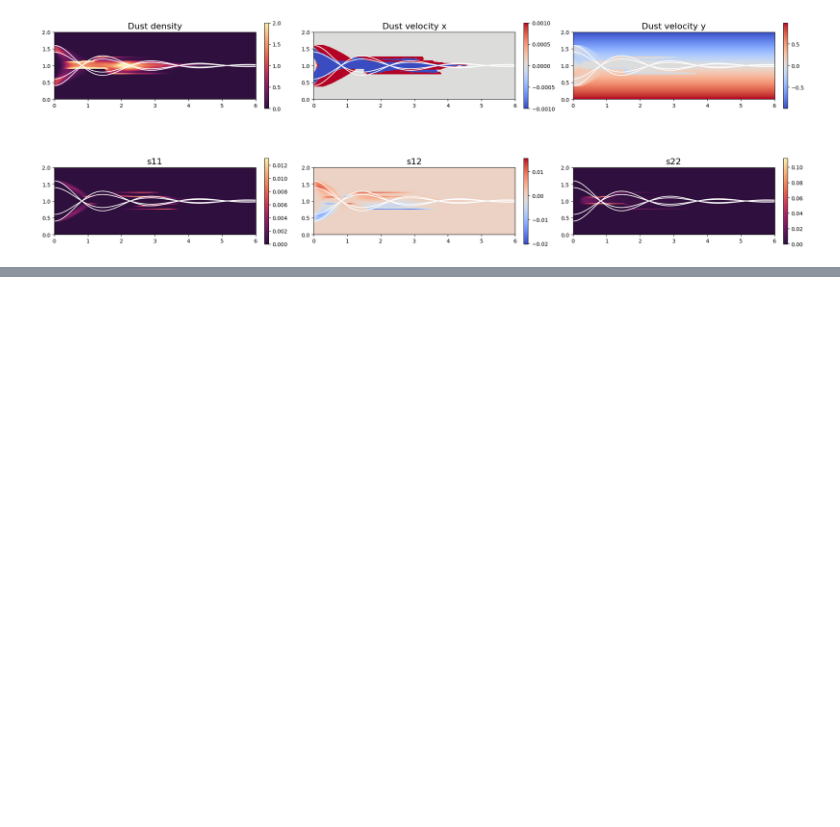
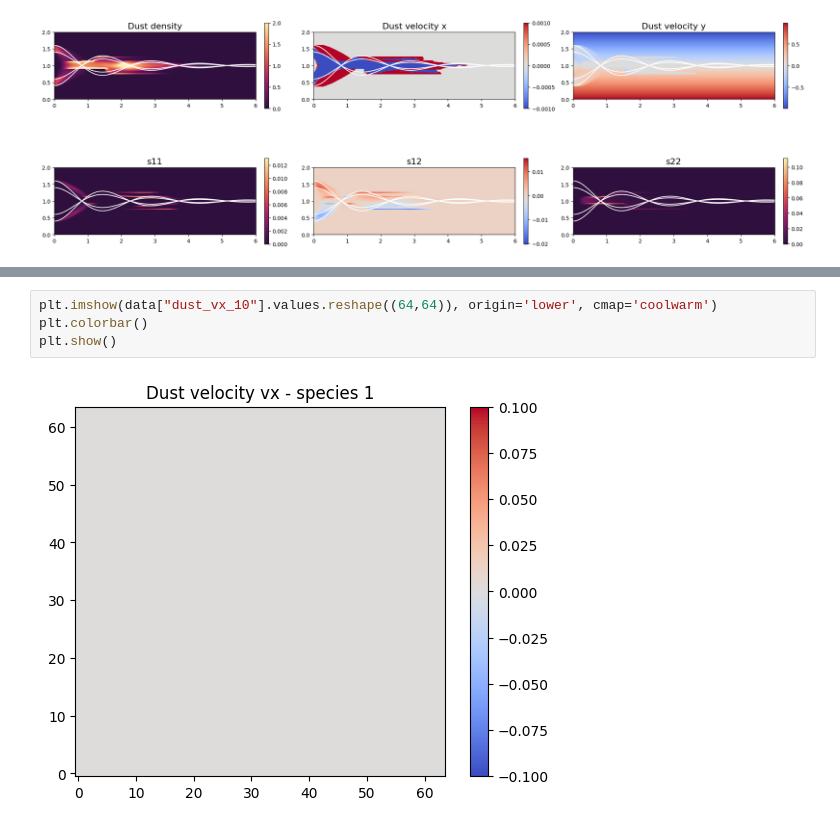
Before and after one commit to Giovanni-Tedeschi/pigpen, a Jupyter notebook: tests.ipynb, the cells around one changed output, grey strips where cells are left out. Cells and saved outputs as stored; diff of their text form; blank space fills up the shorter version.

```diff
--- a/tests.ipynb
+++ b/tests.ipynb
@@ -1029,0 +1142,6 @@ fig.tight_layout()
+# %%
+plt.imshow(data["dust_vx_10"].values.reshape((64,64)), origin='lower', cmap='coolwarm')
+plt.colorbar()
+plt.show()
+# %% [output]
+[figure, added]
```
Also changed, not shown: parts of 8 cells of this notebook, 32 other files.
